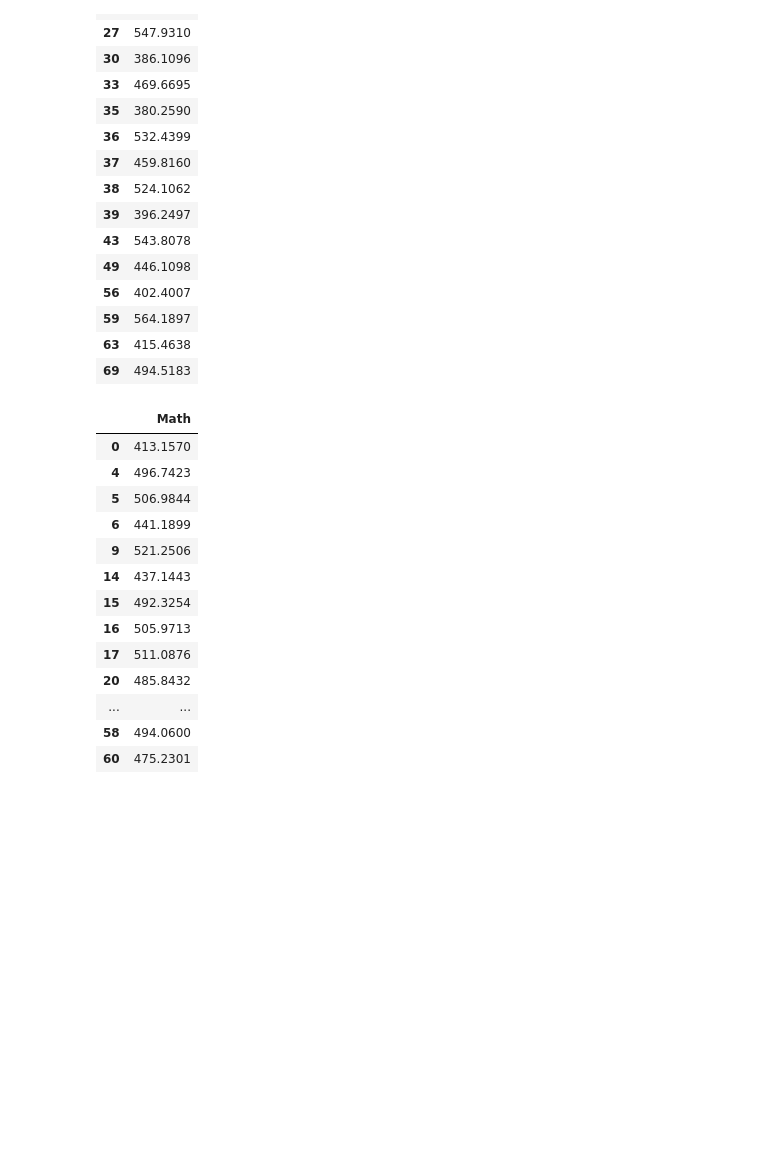
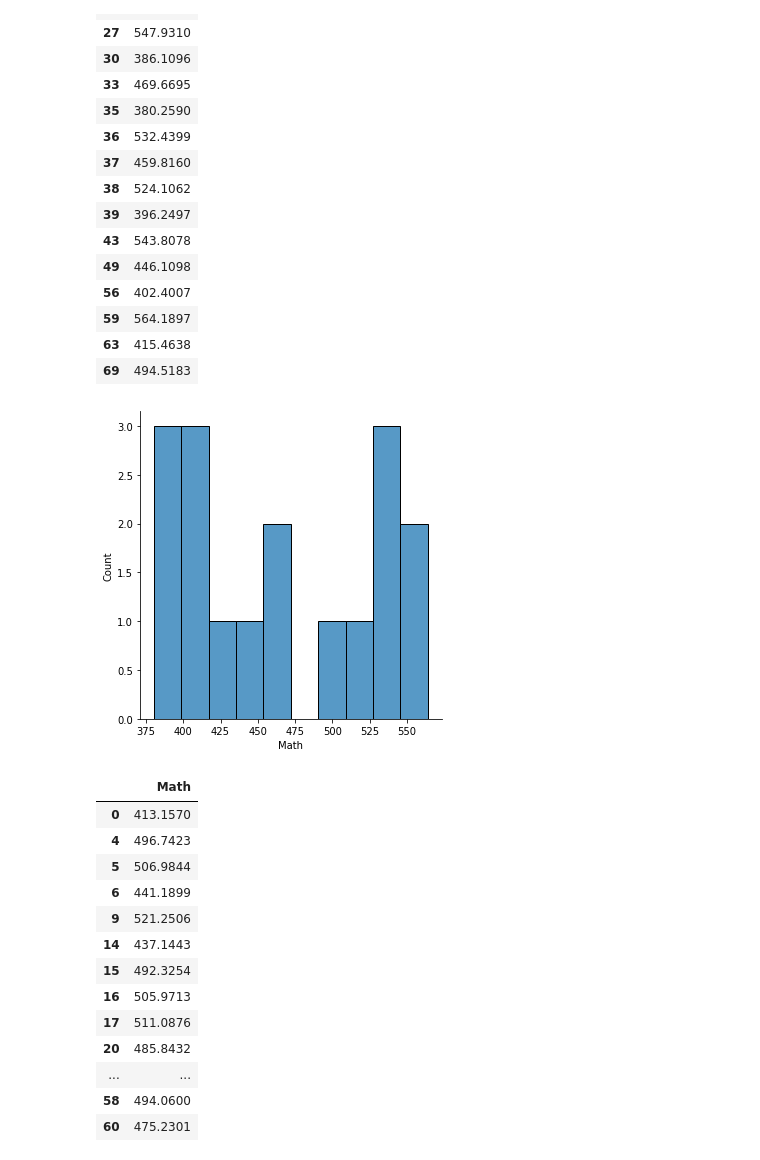
Before and after one commit to Ertugrul-Kurubal/Statistics-With-Python, a Jupyter notebook: Statistics Assignment-4 (Hypothesis Testing).ipynb, the cells around one changed output. Drawn from its saved outputs; the diff is of its cells as text; code cells hidden in the pictures; blank space fills up the shorter version.

Commit message:
AS and EU displot

```diff
--- a/Statistics Assignment-4 (Hypothesis Testing).ipynb
+++ b/Statistics Assignment-4 (Hypothesis Testing).ipynb
@@ -219,6 +221,10 @@ AS[["Math"]]
 | 59 | 564.1897 |
 | 63 | 415.4638 |
 | 69 | 494.5183 |
+# %%
+sns.displot(x="Math", data=AS, bins=10);
+# %% [output]
+[figure, added]
 # %%
 EU = pisa[pisa["Continent_Code"]=="EU"]
 EU[["Math"]]
```
Also changed, not shown: parts of 3 cells of this notebook.
